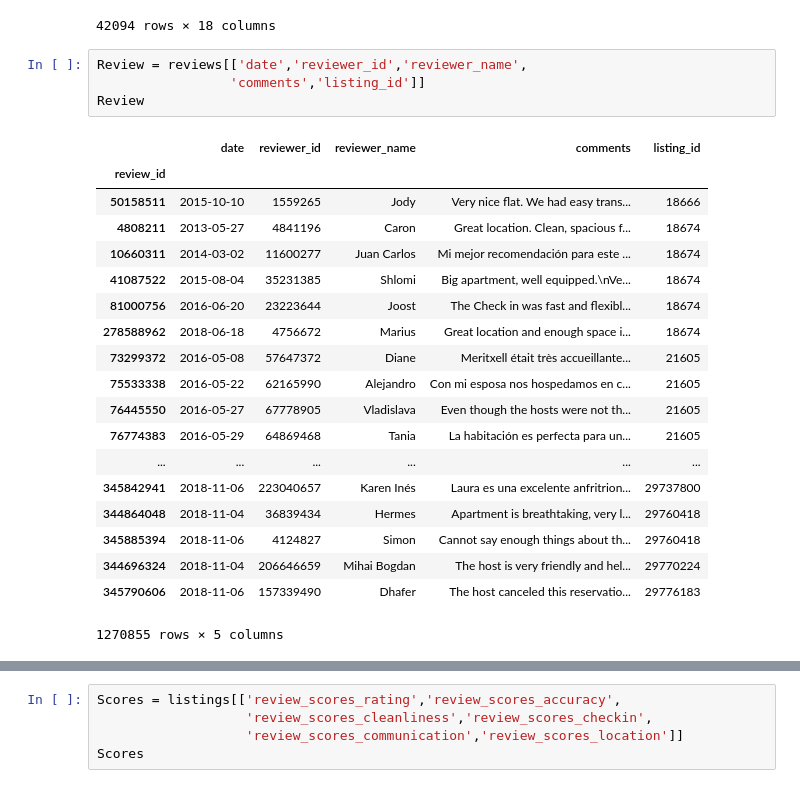
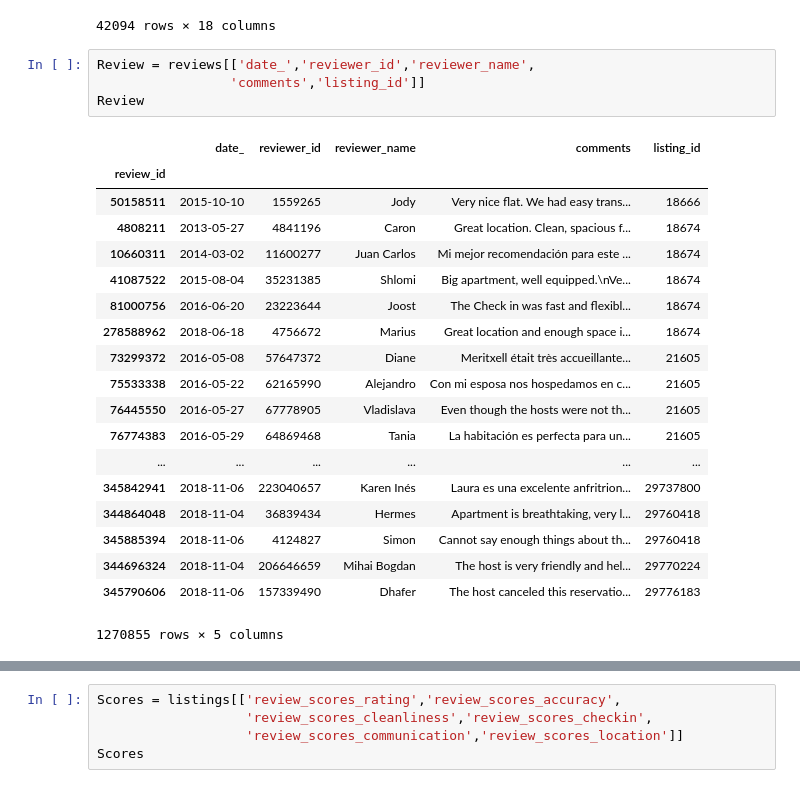
Before and after one commit to vquelque/DbProject, a Jupyter notebook: Cleaned_datas.ipynb, the cells around one changed output, grey strips where cells are left out. Saved outputs shown, nothing was run; the diff lists cells and outputs as text.

```diff
--- a/Cleaned_datas.ipynb
+++ b/Cleaned_datas.ipynb
@@ -1215,11 +1264,11 @@ Offer
 | 2252210 | love nest in the Born/center bcn | STAY IN STYLE Choosing this frenc... | STAY IN STYLE Choosing French clo... | STAY IN STYLE Choosing this frenc... | NaN | NaN | metro Jaume 1, yellow line | NaN | ... |
 42094 rows × 18 columns
 # %%
-Review = reviews[['date','reviewer_id','reviewer_name',
+Review = reviews[['date_','reviewer_id','reviewer_name',
                  'comments','listing_id']]
 Review
 # %% [output]
-|  | date | reviewer_id | reviewer_name | comments | listing_id |
+|  | date_ | reviewer_id | reviewer_name | comments | listing_id |
 | review_id |  |  |  |  |  |
 | 50158511 | 2015-10-10 | 1559265 | Jody | Very nice flat. We had easy trans... | 18666 |
 | 4808211 | 2013-05-27 | 4841196 | Caron | Great location. Clean, spacious f... | 18674 |
```
Also changed, not shown: parts of 39 cells of this notebook.
